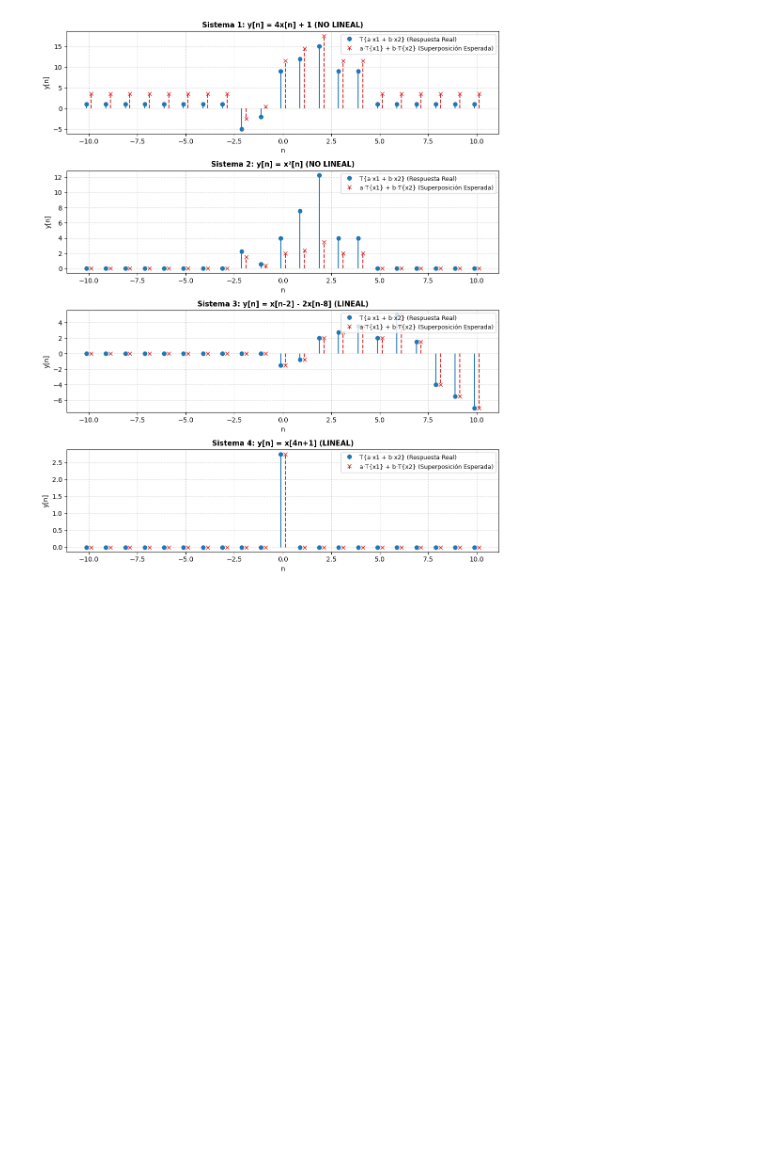
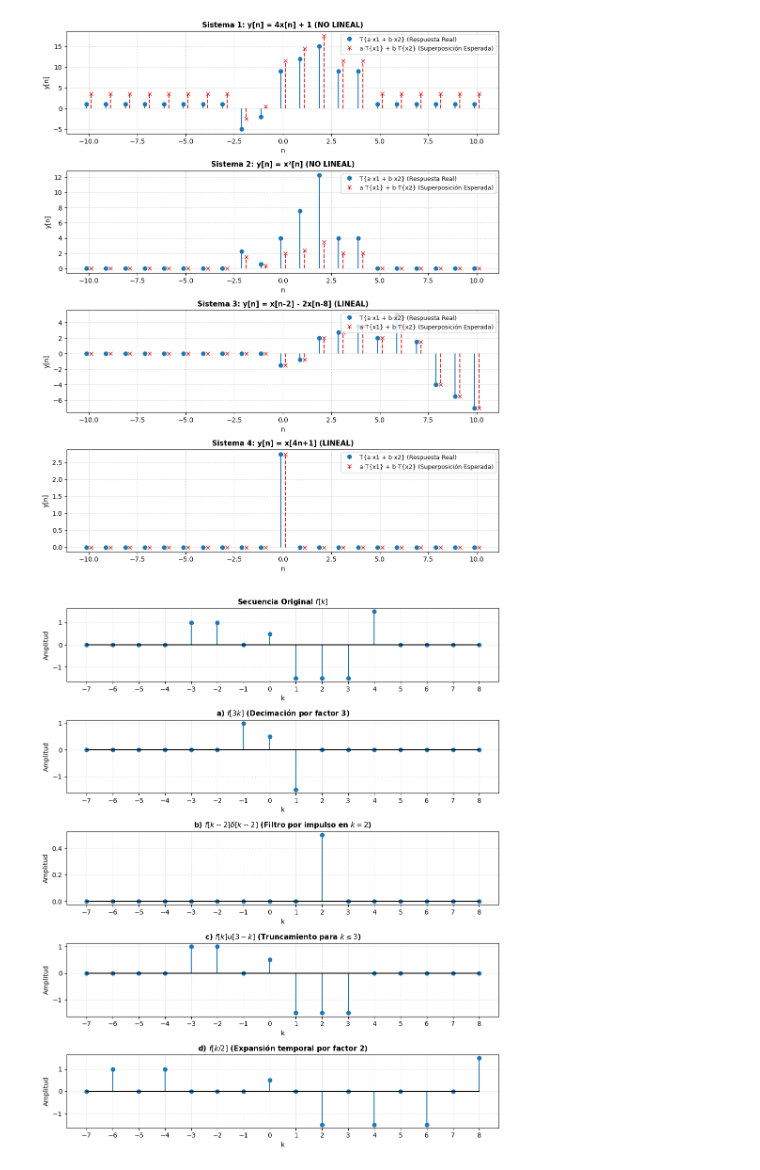
Before and after one commit to JulioOZ-cmyk/Procesamiento-de-senales, a Jupyter notebook: notebooks/Lab1.ipynb, the cells around one changed output. Cells and saved outputs as stored; diff of their text form; code cells hidden in the pictures; blank space fills up the shorter version.

```diff
--- a/notebooks/Lab1.ipynb
+++ b/notebooks/Lab1.ipynb
@@ -477,3 +477,67 @@ SISTEMA 1: y[n] = 4x[n] + 1
 5. ESTABILIDAD: ESTABLE
    - Si |x[n]| <= Mx, entonces |y[n]| = |x[4*n + 1]| <= Mx. Entrada acotada produce salida acotada.
 [figure]
+# %%
+import matplotlib.pyplot as plt
+import numpy as np
+
+# 1. Definición de la señal original
+k_orig = np.array([-3, -2, -1, 0, 1, 2, 3, 4])
+f_orig = np.array([1.0, 1.0, 0.0, 0.5, -1.5, -1.5, -1.5, 1.5])
+
+
+def eval_f(k_vec):
+  """Evaluador de f[k] para índices arbitrarios."""
+  res = np.zeros(len(k_vec))
+  for idx, k_val in enumerate(k_vec):
+    if k_val in k_orig:
+      res[idx] = f_orig[k_orig == k_val][0]
+  return res
+
+
+# Dominio para visualización
+k_range = np.arange(-7, 9)
+
+# 2. Operaciones
+# a) f[3k]
+y1 = eval_f(3 * k_range)
+
+# b) f[k-2] * delta[k-2]
+delta_k2 = (k_range == 2).astype(float)
+y2 = eval_f(k_range - 2) * delta_k2
+
+# c) f[k] * u[3-k]
+u_3k = (3 - k_range >= 0).astype(float)
+y3 = eval_f(k_range) * u_3k
+
+# d) f[k/2]
+y4 = np.zeros(len(k_range))
+for idx, k_val in enumerate(k_range):
+  if k_val % 2 == 0:
+    y4[idx] = eval_f(np.array([k_val // 2]))[0]
+
+# 3. Gráficas con plt.stem()
+fig, axes = plt.subplots(5, 1, figsize=(10, 12))
+
+titulos = [
+    r"Secuencia Original $f[k]$",
+    r"a) $f[3k]$ (Decimación por factor 3)",
+    r"b) $f[k-2]\delta[k-2]$ (Filtro por impulso en $k=2$)",
+    r"c) $f[k]u[3-k]$ (Truncamiento para $k \leq 3$)",
+    r"d) $f[k/2]$ (Expansión temporal por factor 2)",
+]
+
+senales = [eval_f(k_range), y1, y2, y3, y4]
+
+for ax, sig, title in zip(axes, senales, titulos):
+  ax.stem(k_range, sig, basefmt="k-")
+  ax.set_title(title, fontsize=11, fontweight="bold")
+  ax.set_xlabel("k")
+  ax.set_ylabel("Amplitud")
+  ax.set_xticks(k_range)
+  ax.grid(True, linestyle=":", alpha=0.6)
+
+plt.tight_layout()
+plt.show()
+# %% [output]
+[figure, added]
```
